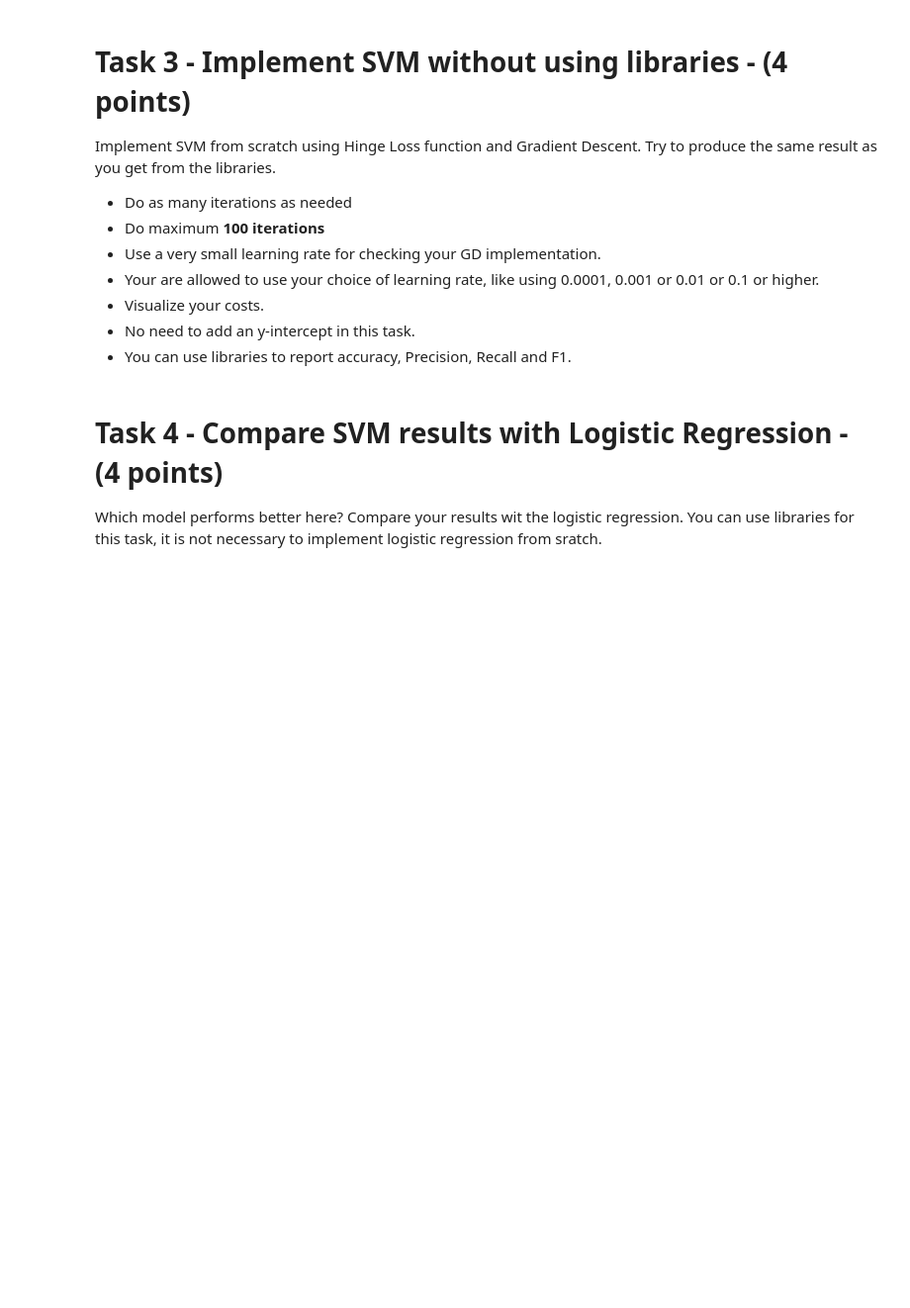
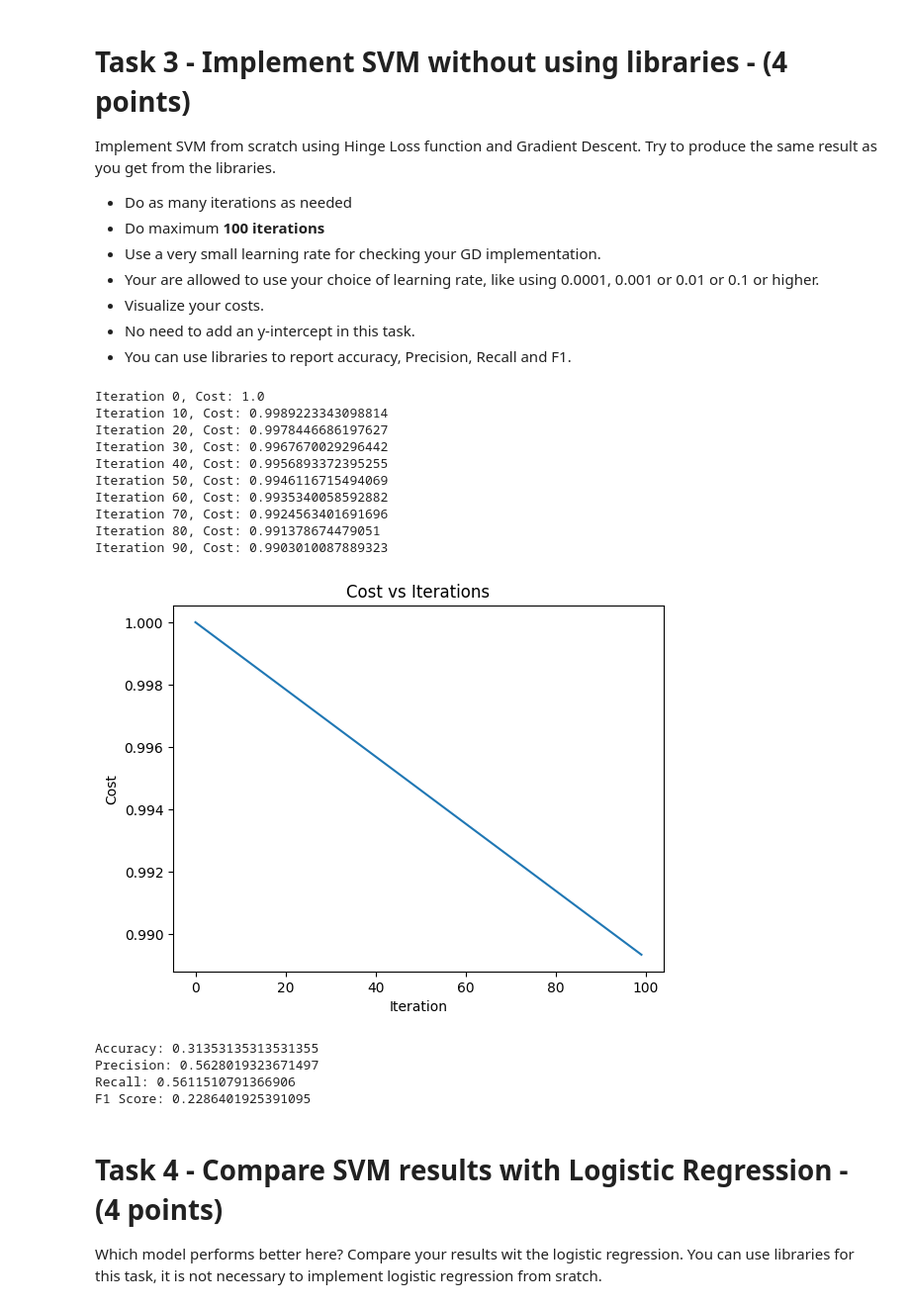
Before and after one commit to ethanmikel/CS329E_Data, a Jupyter notebook: Assignment7/329e_HW07.ipynb, the cells around one changed output. Shown at 99% size. Drawn from its saved outputs; the diff is of its cells as text; code cells hidden in the pictures; blank space fills up the shorter version.

```diff
--- a/Assignment7/329e_HW07.ipynb
+++ b/Assignment7/329e_HW07.ipynb
@@ -209,6 +198,57 @@ Try to produce the same result as you get from the libraries.
 * Visualize your costs.
 * No need to add an y-intercept in this task.
 * You can use libraries to report accuracy, Precision, Recall and F1.
+# %%
+from sklearn.metrics import accuracy_score, precision_score, recall_score, f1_score
+
+heart_df["ChestPain"] = heart_df["ChestPain"].astype("category").cat.codes
+heart_df["Thal"] = heart_df["Thal"].astype("category").cat.codes
+heart_df["Target"] = heart_df["Target"].astype("category").cat.codes
+X = (heart_df[["Age", "RestBP", "Chol", "MaxHR", "Oldpeak"]].values - np.mean(heart_df[["Age", "RestBP", "Chol", "MaxHR", "Oldpeak"]].values, axis=0)) / np.std(heart_df[["Age", "RestBP", "Chol", "MaxHR", "Oldpeak"]].values, axis=0)
+y = heart_df["Target"].values
+
+# Initialize parameters
+w, learning_rate, max_iter = np.zeros(X.shape[1]), 0.001, 100
+cost_history = []
+
+# Gradient descent
+for i in range(max_iter):
+    margin = y * np.dot(X, w)
+    dw = -np.dot((y * (margin < 1)).T, X) / len(y)
+    w -= learning_rate * dw
+    cost_history.append(np.mean(np.maximum(0, 1 - margin)))
+    if i % 10 == 0:
+        print(f"Iteration {i}, Cost: {cost_history[-1]}")
+
+# Plot cost history
+plt.plot(cost_history)
+plt.xlabel('Iteration')
+plt.ylabel('Cost')
+plt.title('Cost vs Iterations')
+plt.show()
+
+# Predictions and Evaluation
+y_pred = np.sign(np.dot(X, w))
+print(f"Accuracy: {accuracy_score(y, y_pred)}")
+print(f"Precision: {precision_score(y, y_pred, average='macro', zero_division=1)}")
+print(f"Recall: {recall_score(y, y_pred, average='macro', zero_division=1)}")
+print(f"F1 Score: {f1_score(y, y_pred, average='macro', zero_division=1)}")
+# %% [output]
+Iteration 0, Cost: 1.0
+Iteration 10, Cost: 0.9989223343098814
+Iteration 20, Cost: 0.9978446686197627
+Iteration 30, Cost: 0.9967670029296442
+Iteration 40, Cost: 0.9956893372395255
+Iteration 50, Cost: 0.9946116715494069
+Iteration 60, Cost: 0.9935340058592882
+Iteration 70, Cost: 0.9924563401691696
+Iteration 80, Cost: 0.991378674479051
+Iteration 90, Cost: 0.9903010087889323
+[figure, added]
+Accuracy: 0.31353135313531355
+Precision: 0.5628019323671497
+Recall: 0.5611510791366906
+F1 Score: 0.2286401925391095
 # %% [markdown]
 # Task 4 - Compare SVM results with Logistic Regression - (4 points)
 
```
Also changed, not shown: parts of 7 cells of this notebook, 2 other files.
